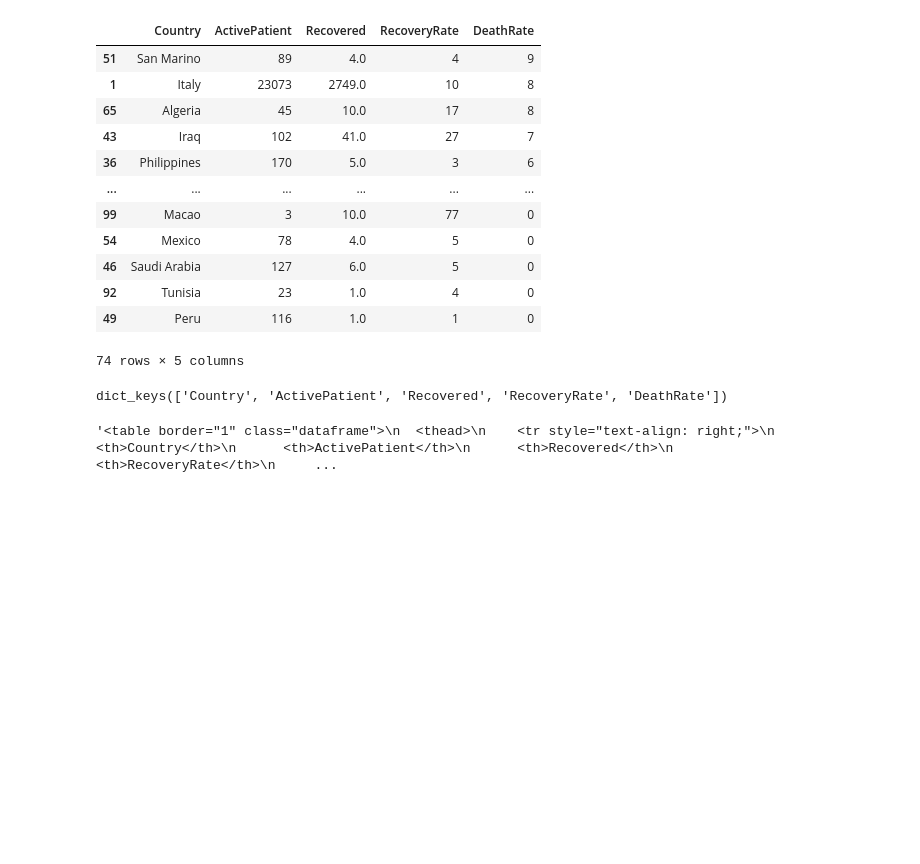
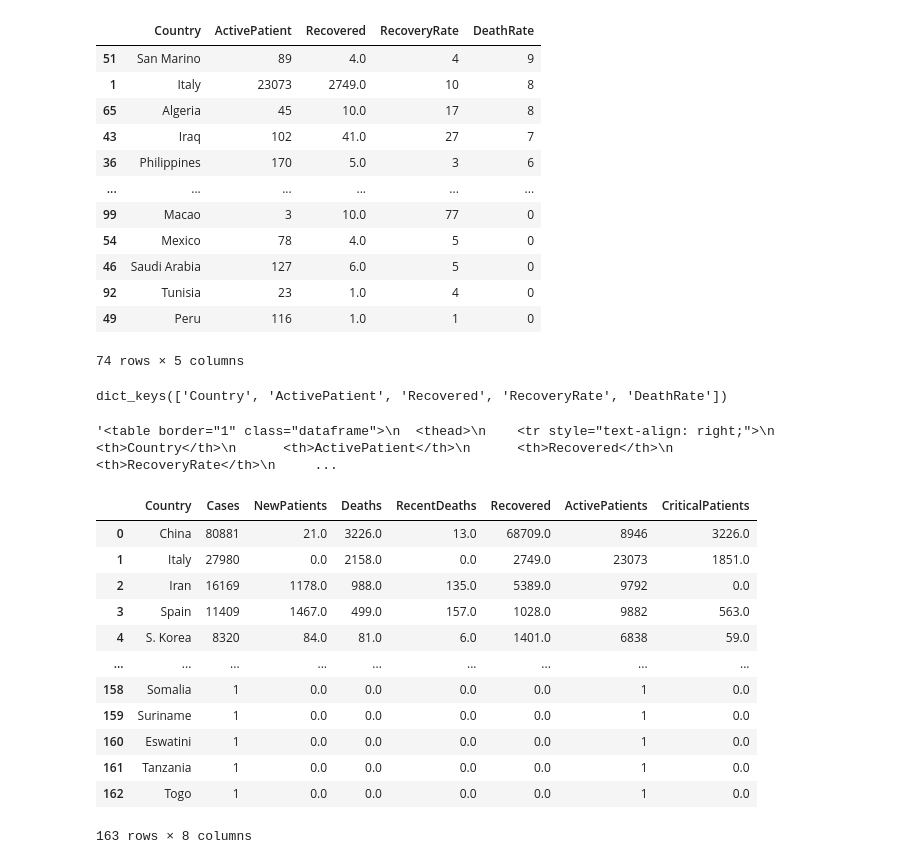
Before and after one commit to by-sabbir/covid19-stat, a Jupyter notebook: static/corona.ipynb, the cells around one changed output. Cells and saved outputs as stored; diff of their text form; code cells hidden in the pictures; blank space fills up the shorter version.

```diff
--- a/static/corona.ipynb
+++ b/static/corona.ipynb
@@ -129,3 +127,19 @@ sm = sort_by_RR.head()
 sm.to_html(index=False)
 # %% [output]
 '<table border="1" class="dataframe">\n  <thead>\n    <tr style="text-align: right;">\n      <th>Country</th>\n      <th>ActivePatient</th>\n      <th>Recovered</th>\n      <th>RecoveryRate</th>\n     ...
+# %%
+df
+# %% [output]
+|  | Country | Cases | NewPatients | Deaths | RecentDeaths | Recovered | ActivePatients | CriticalPatients |
+| 0 | China | 80881 | 21.0 | 3226.0 | 13.0 | 68709.0 | 8946 | 3226.0 |
+| 1 | Italy | 27980 | 0.0 | 2158.0 | 0.0 | 2749.0 | 23073 | 1851.0 |
+| 2 | Iran | 16169 | 1178.0 | 988.0 | 135.0 | 5389.0 | 9792 | 0.0 |
+| 3 | Spain | 11409 | 1467.0 | 499.0 | 157.0 | 1028.0 | 9882 | 563.0 |
+| 4 | S. Korea | 8320 | 84.0 | 81.0 | 6.0 | 1401.0 | 6838 | 59.0 |
+| ... | ... | ... | ... | ... | ... | ... | ... | ... |
+| 158 | Somalia | 1 | 0.0 | 0.0 | 0.0 | 0.0 | 1 | 0.0 |
+| 159 | Suriname | 1 | 0.0 | 0.0 | 0.0 | 0.0 | 1 | 0.0 |
+| 160 | Eswatini | 1 | 0.0 | 0.0 | 0.0 | 0.0 | 1 | 0.0 |
+| 161 | Tanzania | 1 | 0.0 | 0.0 | 0.0 | 0.0 | 1 | 0.0 |
+| 162 | Togo | 1 | 0.0 | 0.0 | 0.0 | 0.0 | 1 | 0.0 |
+163 rows × 8 columns
```
Also changed, not shown: parts of 23 cells of this notebook, 14 other files.
